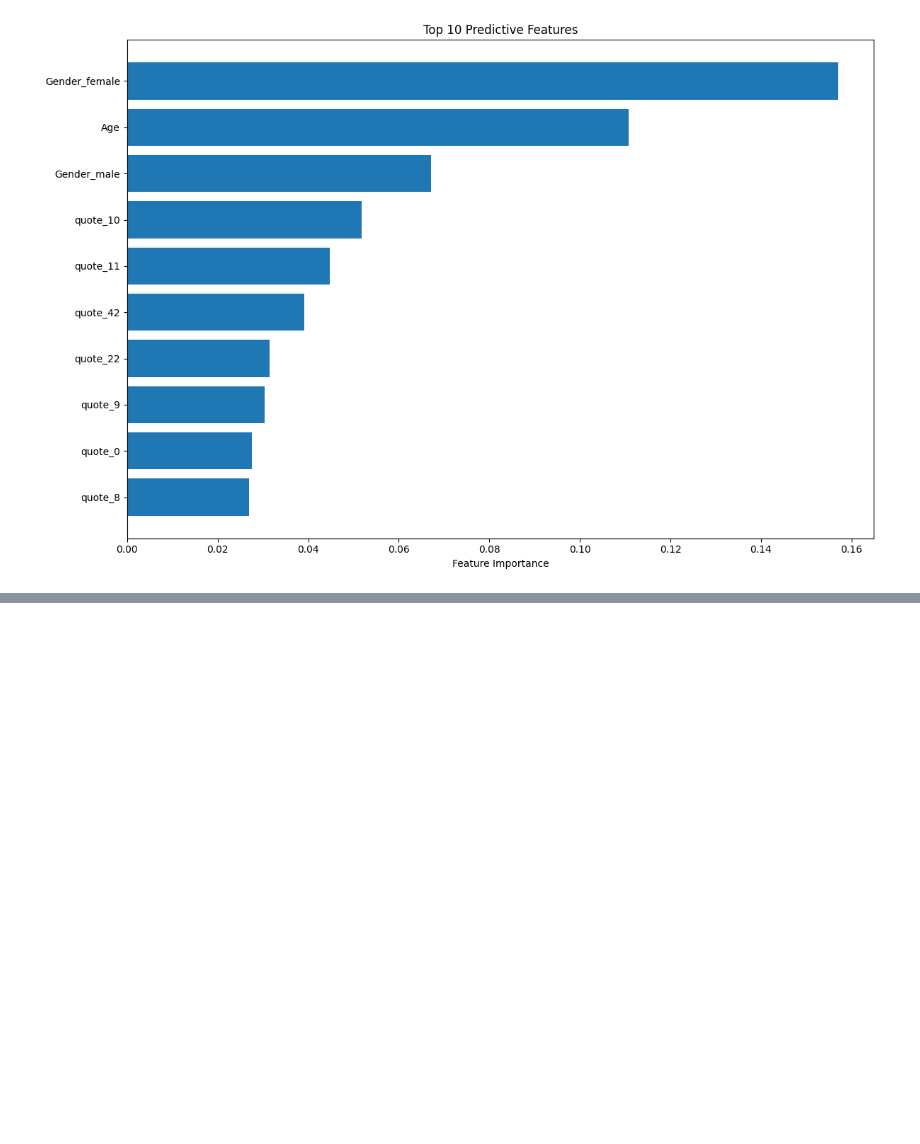
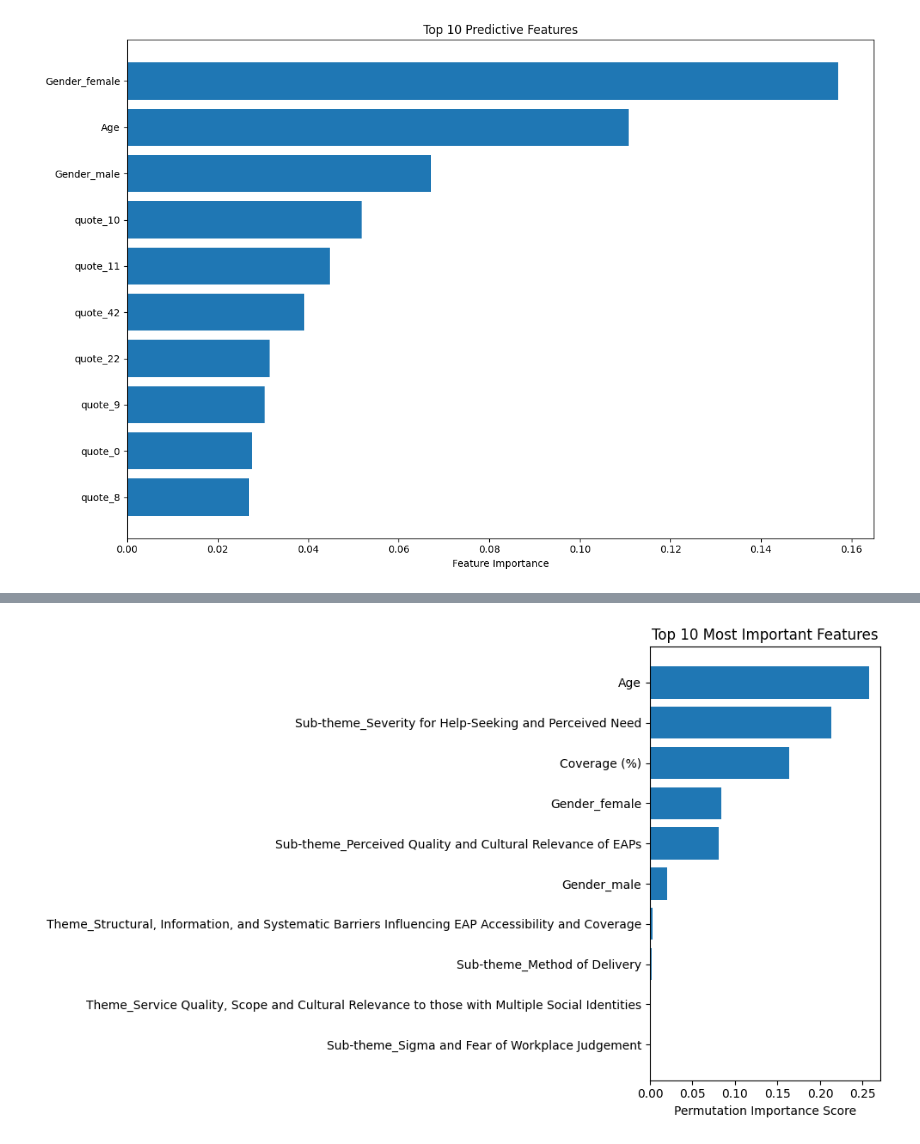
Before and after one commit to javmencia/ReSTORELab, a Jupyter notebook: EAPBert.ipynb, the cells around one changed output, grey strips where cells are left out. Saved outputs shown, nothing was run; the diff lists cells and outputs as text; code cells hidden in the pictures; blank space fills up the shorter version.

```diff
--- a/EAPBert.ipynb
+++ b/EAPBert.ipynb
@@ -1236,0 +1100,12 @@ quote_4: 0.0264
+# %%
+import matplotlib.pyplot as plt
+
+# After your permutation importance calculation
+plt.figure(figsize=(10, 6))
+plt.barh(top_features[:10][::-1], top_scores[:10][::-1])
+plt.xlabel("Permutation Importance Score")
+plt.title("Top 10 Most Important Features")
+plt.tight_layout()
+plt.show()
+# %% [output]
+[figure, added]
```
Also changed, not shown: parts of 13 cells of this notebook.
